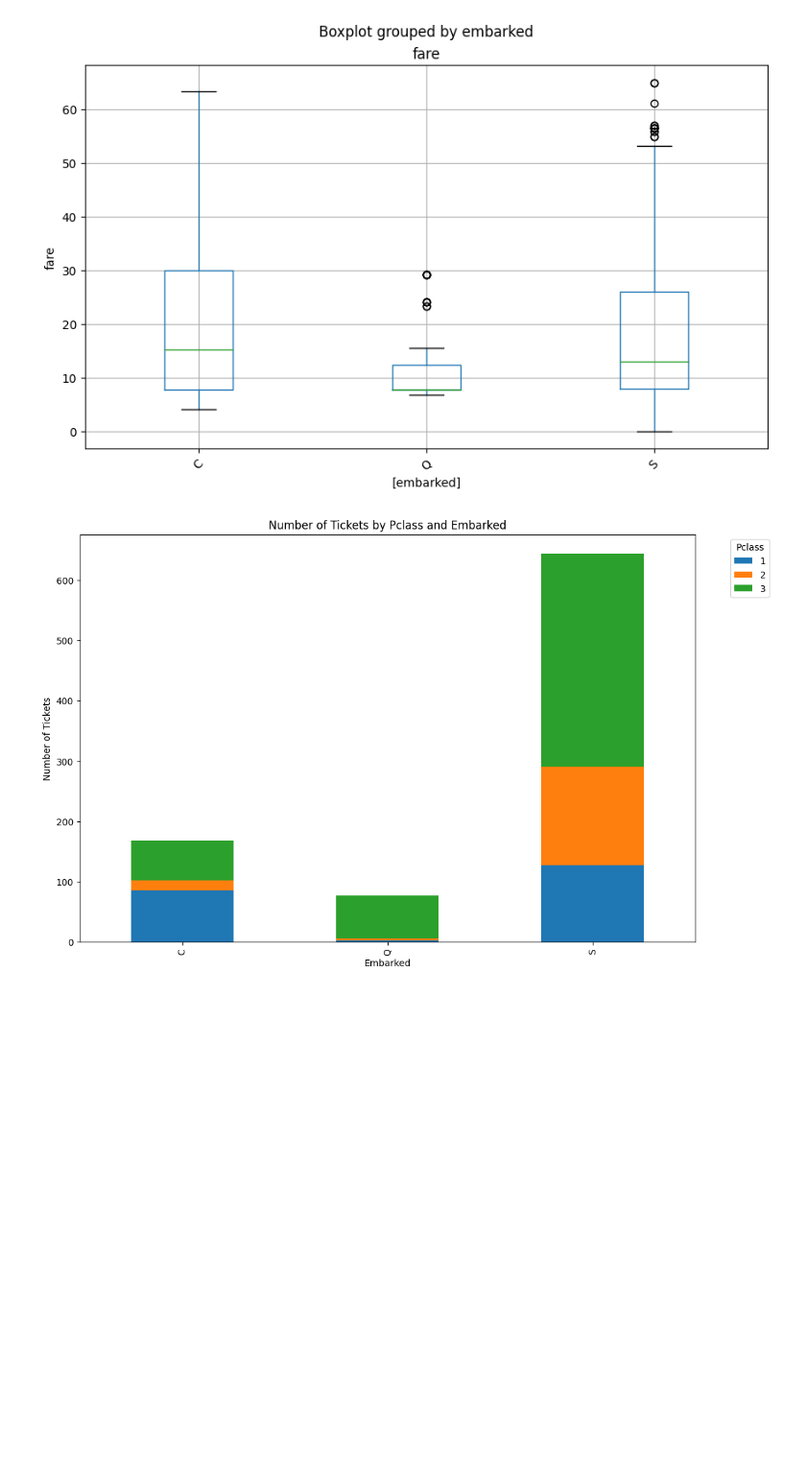
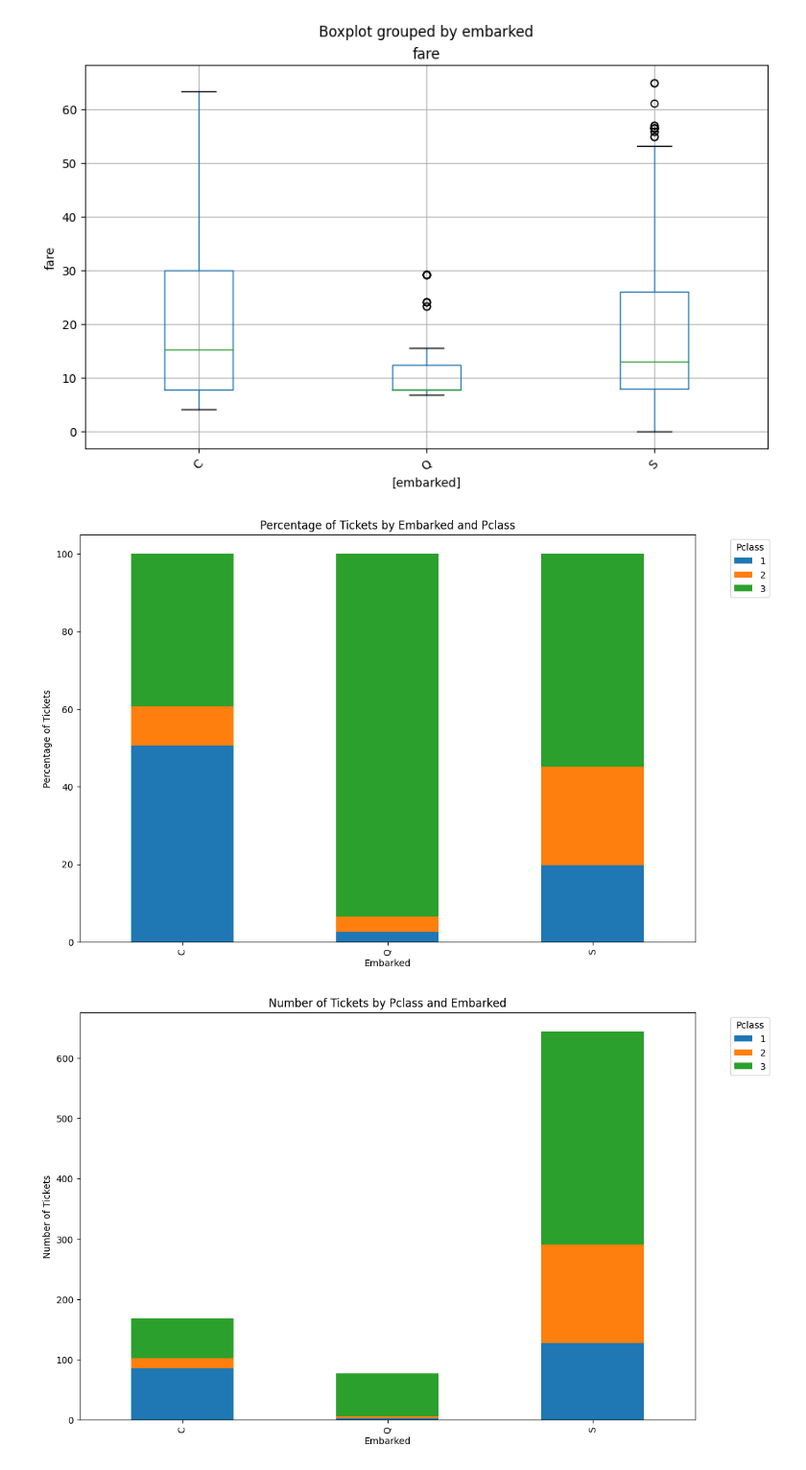
Before and after one commit to levchenkopavlo/AI, a Jupyter notebook: ДЗ_5.ipynb, the cells around one changed output. Shown at 96% size. Saved outputs shown, nothing was run; the diff lists cells and outputs as text; code cells hidden in the pictures; blank space fills up the shorter version.

```diff
--- a/ДЗ_5.ipynb
+++ b/ДЗ_5.ipynb
@@ -200,6 +203,21 @@ plt.xticks(rotation=45)
 # %% [output]
 (array([1, 2, 3]), [Text(1, 0, 'C'), Text(2, 0, 'Q'), Text(3, 0, 'S')])
 [figure]
+# %%
+grouped = df.groupby(['embarked', 'pclass']).size().unstack(fill_value=0)
+grouped_percent = grouped.div(grouped.sum(axis=1), axis=0) * 100
+
+grouped_percent.plot(kind='bar', stacked=True, figsize=(12, 8))
+
+plt.title('Percentage of Tickets by Embarked and Pclass')
+plt.xlabel('Embarked')
+plt.ylabel('Percentage of Tickets')
+plt.legend(title='Pclass', bbox_to_anchor=(1.05, 1), loc='upper left')
+plt.show()
+
+# Можемо припустити, що регіон порту Q був досить бідним, на відміну від регіону порту С.
+# %% [output]
+[figure, added]
 # %%
 pclass_embarked = df.groupby(['embarked', 'pclass']).size().unstack(fill_value=0)
 
```
Also changed, not shown: parts of 8 cells of this notebook.
